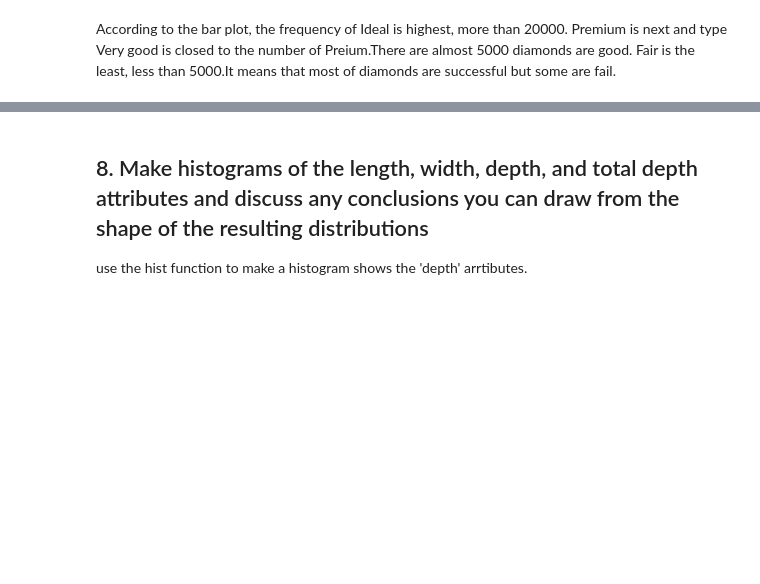
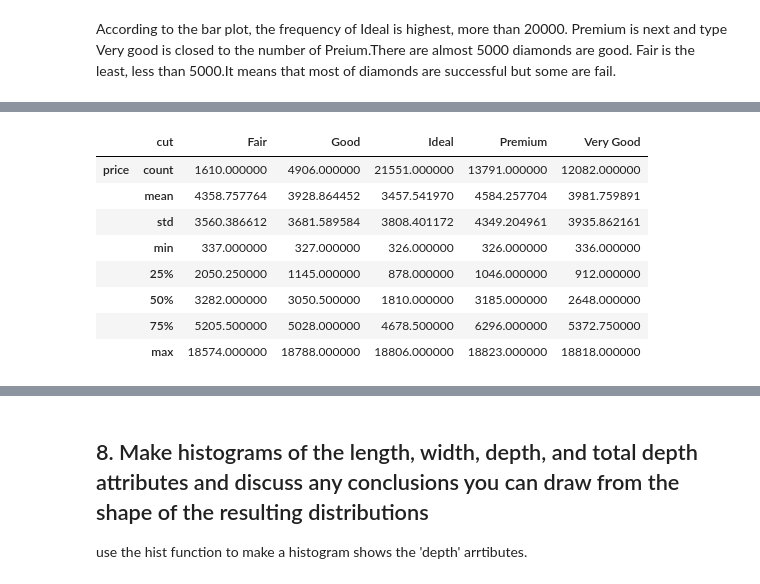
Before and after one commit to mandy941/week6, a Jupyter notebook: M_Yang_W6_assn.ipynb, the cells around one changed output, grey strips where cells are left out. Cells and saved outputs as stored; diff of their text form; code cells hidden in the pictures; blank space fills up the shorter version.

```diff
--- a/M_Yang_W6_assn.ipynb
+++ b/M_Yang_W6_assn.ipynb
@@ -183,0 +188,13 @@ Very Good  18818.0
+# %%
+#exchange the position of cut level and price
+group.T
+# %% [output]
+|  | cut | Fair | Good | Ideal | Premium | Very Good |
+| price | count | 1610.000000 | 4906.000000 | 21551.000000 | 13791.000000 | 12082.000000 |
+|  | mean | 4358.757764 | 3928.864452 | 3457.541970 | 4584.257704 | 3981.759891 |
+|  | std | 3560.386612 | 3681.589584 | 3808.401172 | 4349.204961 | 3935.862161 |
+|  | min | 337.000000 | 327.000000 | 326.000000 | 326.000000 | 336.000000 |
+|  | 25% | 2050.250000 | 1145.000000 | 878.000000 | 1046.000000 | 912.000000 |
+|  | 50% | 3282.000000 | 3050.500000 | 1810.000000 | 3185.000000 | 2648.000000 |
+|  | 75% | 5205.500000 | 5028.000000 | 4678.500000 | 6296.000000 | 5372.750000 |
+|  | max | 18574.000000 | 18788.000000 | 18806.000000 | 18823.000000 | 18818.000000 |
```
Also changed, not shown: parts of 5 cells of this notebook.
